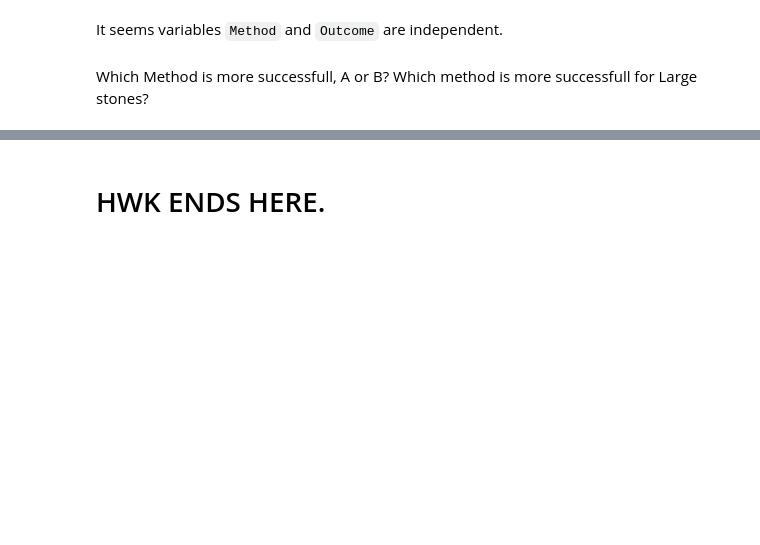
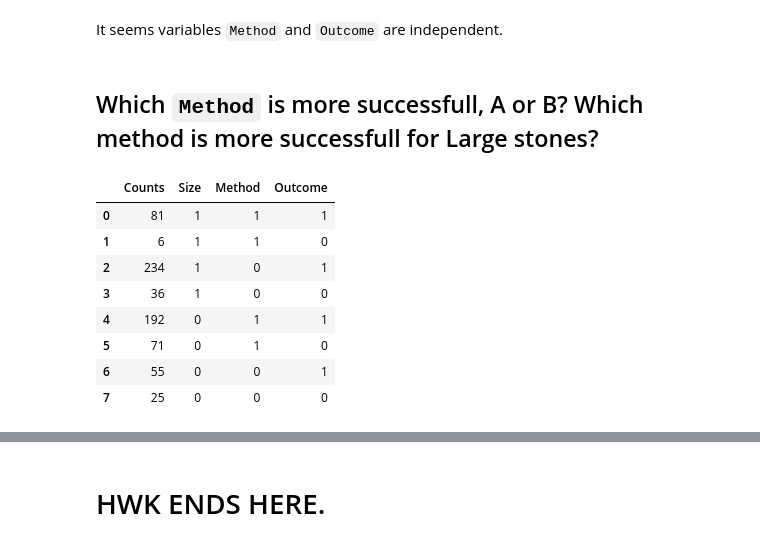
Before and after one commit to aleksejalex/special-octo-engine, a Jupyter notebook: ZLMA_DU_Gaj_ex11.ipynb, the cells around one changed output, grey strips where cells are left out. Saved outputs shown, nothing was run; the diff lists cells and outputs as text; code cells hidden in the pictures; blank space fills up the shorter version.

```diff
--- a/ZLMA_DU_Gaj_ex11.ipynb
+++ b/ZLMA_DU_Gaj_ex11.ipynb
@@ -375,4 +373,16 @@ Since the residual deviance far exceeds the residual degrees of freedom, model '
 # %% [markdown]
 It seems variables `Method` and `Outcome` are independent.
 # %% [markdown]
-Which Method is more successfull, A or B? Which method is more successfull for Large stones?
+## Which `Method` is more successfull, A or B? Which method is more successfull for Large stones?
+# %%
+imported_data
+# %% [output]
+|  | Counts | Size | Method | Outcome |
+| 0 | 81 | 1 | 1 | 1 |
+| 1 | 6 | 1 | 1 | 0 |
+| 2 | 234 | 1 | 0 | 1 |
+| 3 | 36 | 1 | 0 | 0 |
+| 4 | 192 | 0 | 1 | 1 |
+| 5 | 71 | 0 | 1 | 0 |
+| 6 | 55 | 0 | 0 | 1 |
+| 7 | 25 | 0 | 0 | 0 |
```
Also changed, not shown: parts of 34 cells of this notebook.
